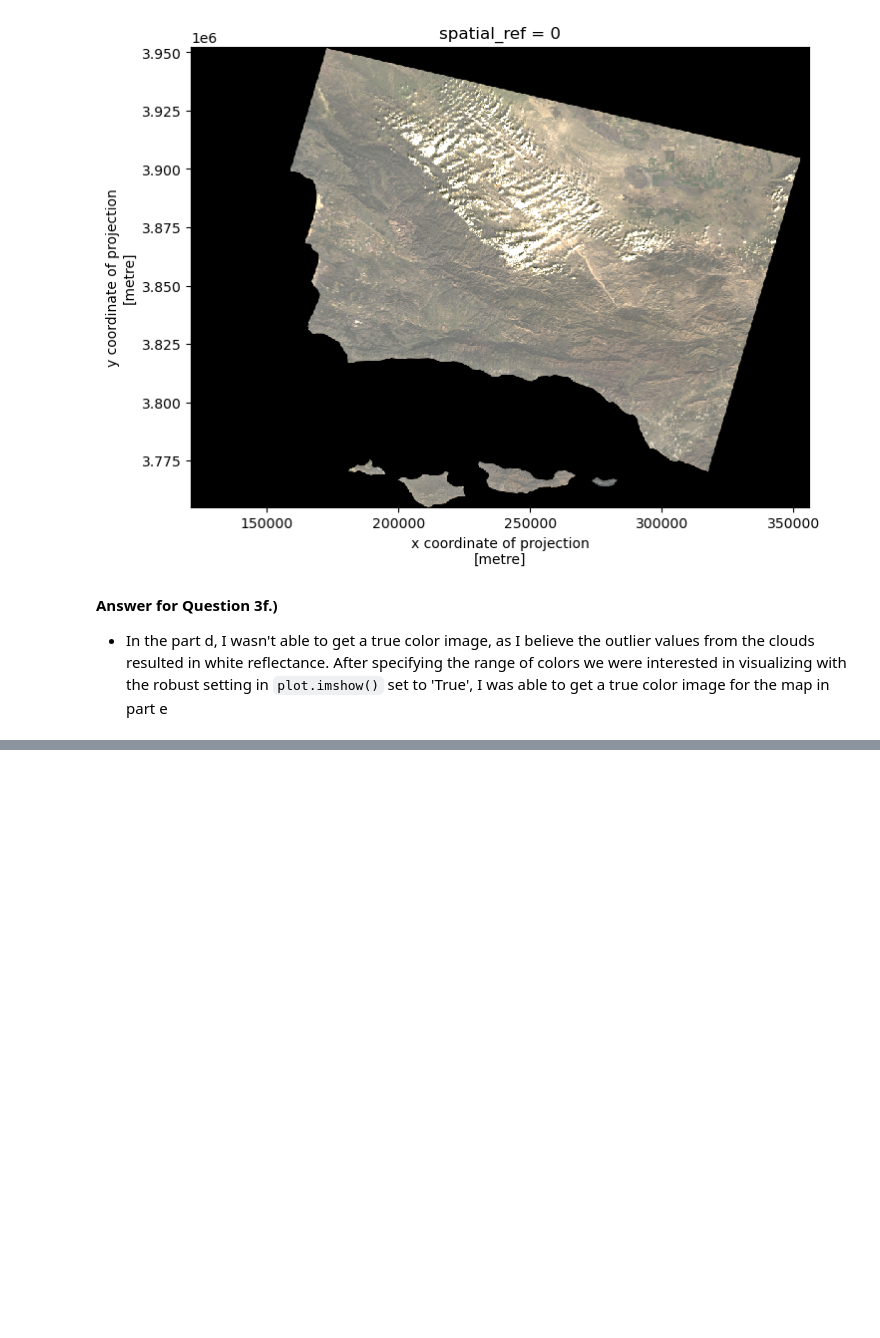
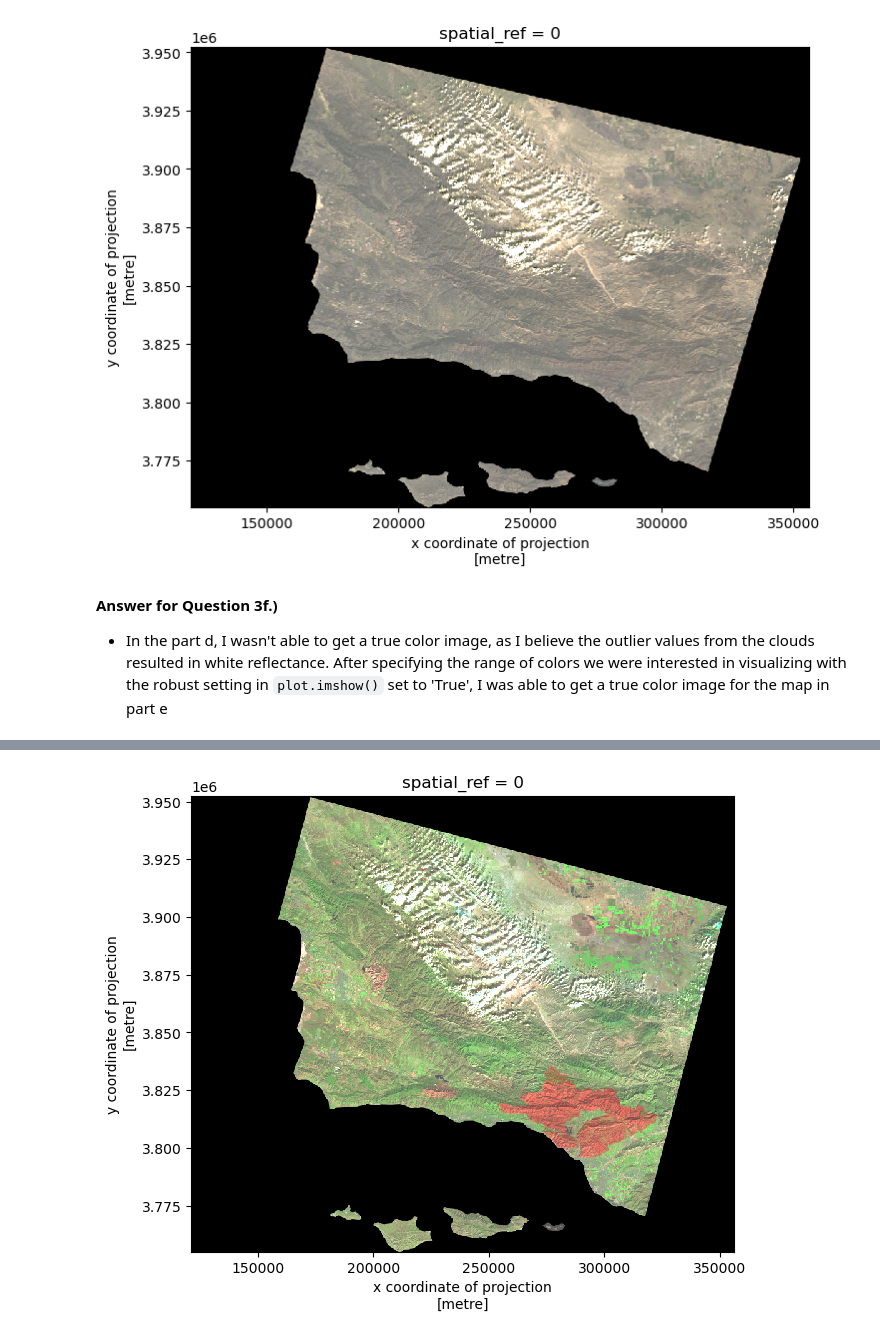
Before and after one commit to madisonenda/EDS220-Homework4, a Jupyter notebook: hwk4-task2-false-color-Enda.ipynb, the cells around one changed output, grey strips where cells are left out. Saved outputs shown, nothing was run; the diff lists cells and outputs as text; code cells hidden in the pictures; blank space fills up the shorter version.

```diff
--- a/hwk4-task2-false-color-Enda.ipynb
+++ b/hwk4-task2-false-color-Enda.ipynb
@@ -118,0 +125,27 @@ landsat[['red','green','blue']].to_array().plot.imshow(size= 6, robust= True)
+# %%
+# Creating a filepath to the Thomas_Fire_Boundary.shp file, and reading it in using geopandas
+fp= os.path.join('data', 'Thomas_Fire_Boundary.shp')
+Thomas_Fire= gpd.read_file(fp)
+# %%
+# Reproject the Thomas_fire to landsat CRS
+Thomas_Fire= Thomas_Fire.to_crs(landsat.rio.crs)
+assert Thomas_Fire.crs == landsat.rio.crs
+# %%
+# Visualizing the Thomas Fire perimeter with the false color raster data
+
+# Saving the false_color selection
+false_color= landsat[['swir22','nir08','red']].to_array()
+
+# Setting the aspect ratio for easier visualization
+FC_ratio = false_color.rio.width / false_color.rio.height
+
+# Plot landsat raster with Thomas_Fire overlay
+fig, ax = plt.subplots(figsize=(7, 7 * FC_ratio))
+false_color.plot.imshow(ax=ax,
+                        robust= True)
+Thomas_Fire.plot(ax=ax,
+                 alpha=0.2,
+                color= 'red')
+plt.show()
+# %% [output]
+[figure, added]
```
Also changed, not shown: parts of 1 cell of this notebook.
